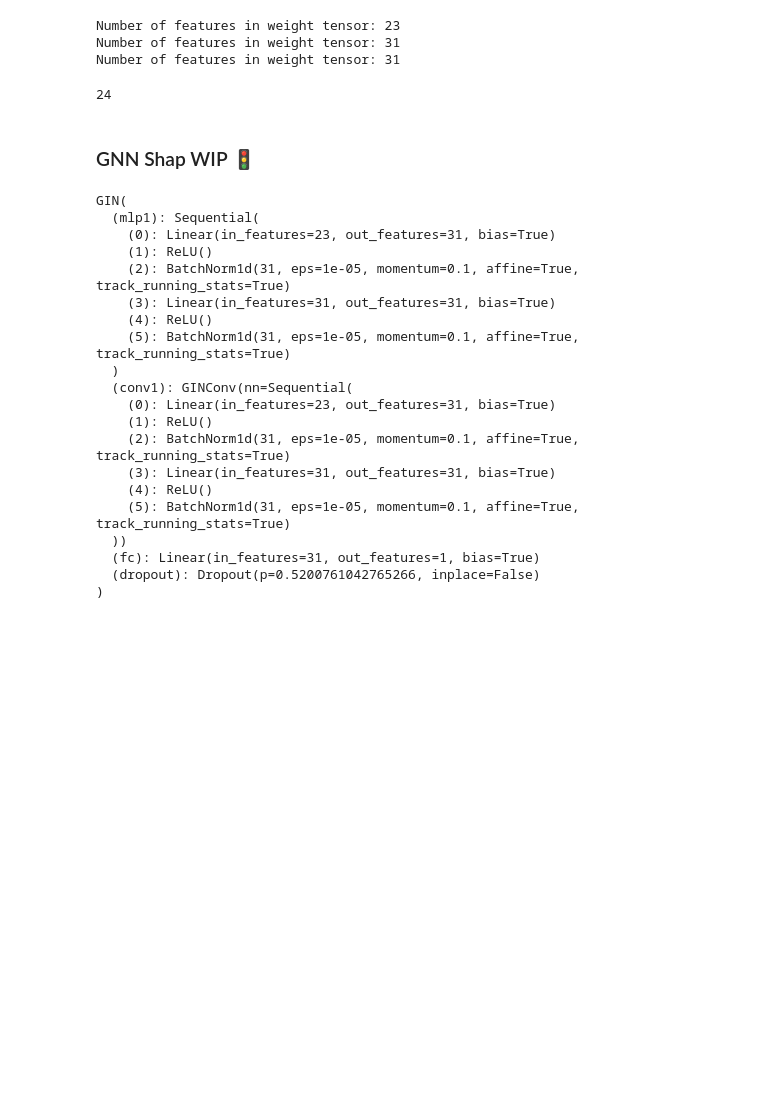
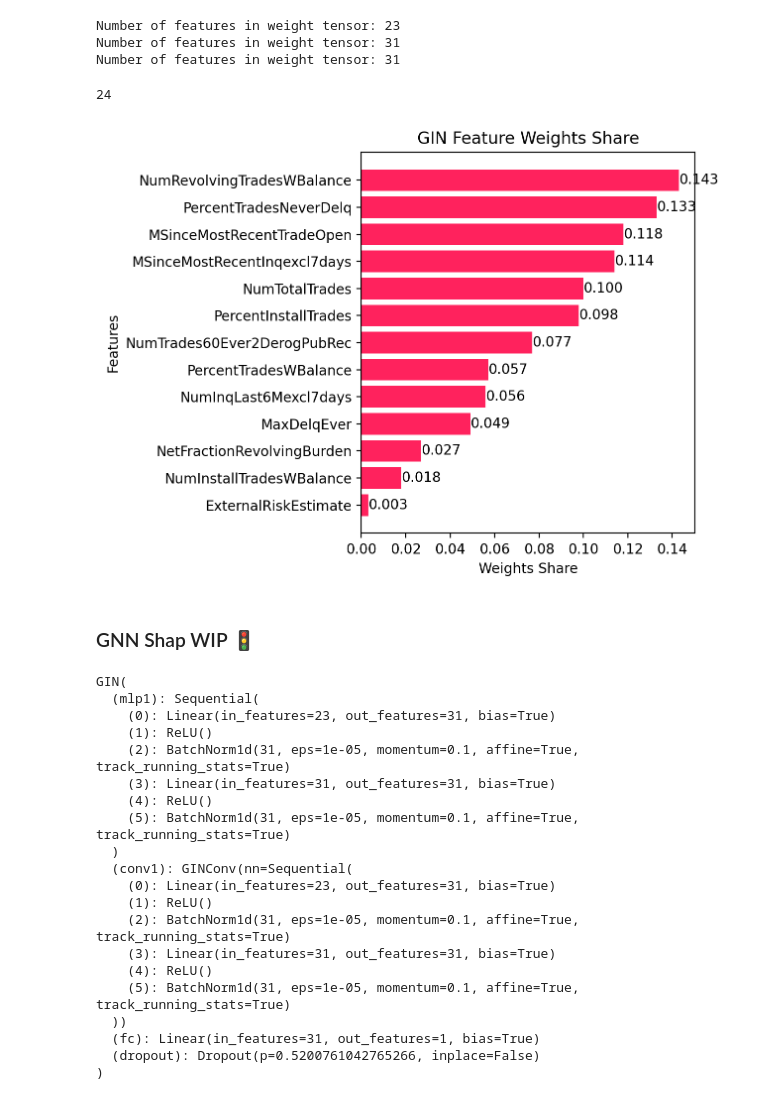
Before and after one commit to alessandrofogli/Graph-Neural-Networks-For-Credit-Scoring, a Jupyter notebook: Gnn_test_fico.ipynb, the cells around one changed output. Cells and saved outputs as stored; diff of their text form; code cells hidden in the pictures; blank space fills up the shorter version.

```diff
--- a/Gnn_test_fico.ipynb
+++ b/Gnn_test_fico.ipynb
@@ -860,3 +859,45 @@ print(attributions)
+# %%
+import matplotlib.pyplot as plt
+import matplotlib.colors as mcolors
+import pandas as pd
+
+# Example DataFrame
+data = {'features': ['ExternalRiskEstimate', 'MSinceOldestTradeOpen', 'MSinceMostRecentTradeOpen',
+                     'AverageMInFile', 'NumSatisfactoryTrades', 'NumTrades60Ever2DerogPubRec',
+                     'NumTrades90Ever2DerogPubRec', 'PercentTradesNeverDelq', 'MSinceMostRecentDelq',
+                     'MaxDelq2PublicRecLast12M', 'MaxDelqEver', 'NumTotalTrades',
+                     'NumTradesOpeninLast12M', 'PercentInstallTrades', 'MSinceMostRecentInqexcl7days',
+                     'NumInqLast6M', 'NumInqLast6Mexcl7days', 'NetFractionRevolvingBurden',
+                     'NetFractionInstallBurden', 'NumRevolvingTradesWBalance', 'NumInstallTradesWBalance',
+                     'NumBank2NatlTradesWHighUtilization', 'PercentTradesWBalance'],
+        'weights_share': [0.003, 0.0, 0.118, 0.0, 0.0, 0.077, 0.0, 0.133, 0.0, 0.0, 0.049, 0.100,
+                    0.0, 0.098, 0.114, 0.0, 0.056, 0.027, 0.0, 0.143, 0.018, 0.0, 0.057]}
+df = pd.DataFrame(data)
+
+positive_df = df[df['weights_share'] > 0]
+sorted_df = positive_df.sort_values('weights_share', ascending=True)
+#color_scale = mcolors.LinearSegmentedColormap.from_list('custom_colormap', [(1, 0, 0), (0.31796406, 0, 0)])
+custom_color = mcolors.to_rgb('#FF225D')
+
+
+plt.figure( dpi=100, figsize=(6.4, 4.8))
+# Plotting the bar chart
+plt.barh(sorted_df['features'], sorted_df['weights_share'], color=custom_color) #
+plt.xlabel('Weights Share')
+plt.ylabel('Features')
+plt.title('GIN Feature Weights Share')
+
+
+for i, value in enumerate(sorted_df['weights_share']):
+    plt.text(value, i, f'{value:.3f}', ha='left', va='center')
+
+# Adjusting the layout
+plt.tight_layout()
+plt.savefig('gnn_feature_weights.png')
+# Display the plot
+plt.show()
+# %% [output]
+[figure, added]
 # %%
 # # Define a dictionary to store the feature weights
 # feature_weights = {}
```
Also changed, not shown: parts of 8 cells of this notebook, 5 other files.
